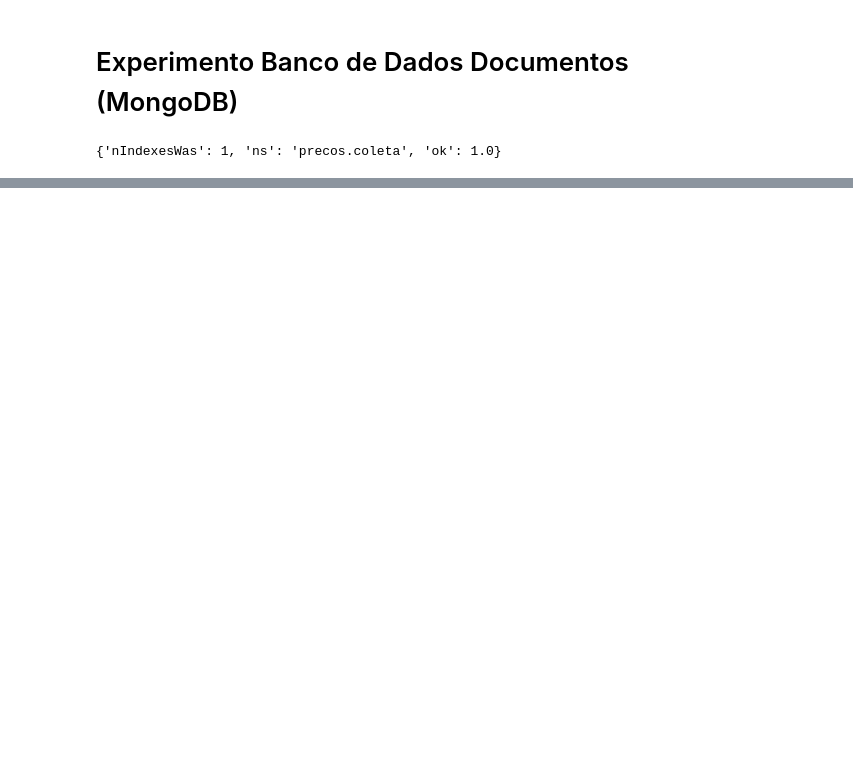
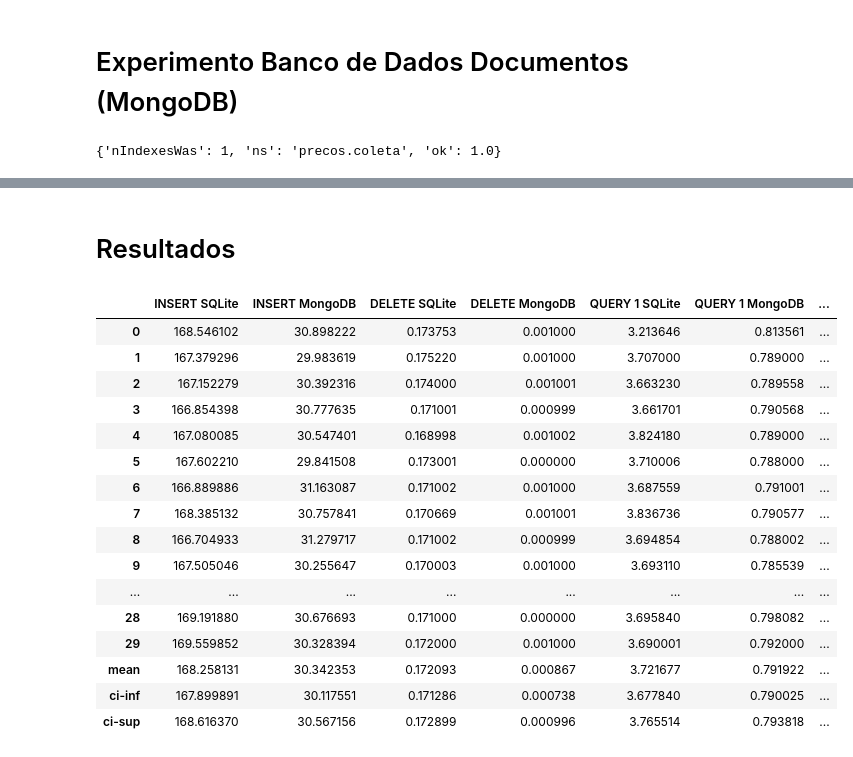
Before and after one commit to brunogresende/ppca-bdm, a Jupyter notebook: db-compare.ipynb, the cells around one changed output, grey strips where cells are left out. Drawn from its saved outputs; the diff is of its cells as text; code cells hidden in the pictures; blank space fills up the shorter version.

Commit message:
experimento vFinal

```diff
--- a/db-compare.ipynb
+++ b/db-compare.ipynb
@@ -129,0 +388,13 @@ Tempo de consulta: 1.95817 segundos
+# %%
+query3MongoDB = []
+for i in range(n):
+    tempo_ini = time.time()
+    result = db.coleta.aggregate([{'$group': {'_id':'$Regiao - Sigla','avg_val':{'$avg':'$Valor de Venda'}}},
+                                  {"$sort": {'avg_val': 1}}])
+    tempo_fim = time.time()
+    print(i)
+    print('### NoSQL - preço médio de venda ### ')
+    for r in result:
+        print(r)
+    print("Tempo de consulta: {:.5f} segundos".format((tempo_fim - tempo_ini)))
+    query3MongoDB.append(tempo_fim - tempo_ini)
@@ -129,0 +419,50 @@ Tempo de consulta: 1.95817 segundos
+# %% [markdown]
+# Resultados
+# %%
+experiment_results = pd.DataFrame()
+# %%
+experiment_results['INSERT SQLite'] = insertSQLite
+experiment_results['INSERT MongoDB'] = insertMongoDB
+experiment_results['DELETE SQLite'] = deleteSQLite
+experiment_results['DELETE MongoDB'] = deleteMongoDB
+experiment_results['QUERY 1 SQLite'] = query1SQLite
+experiment_results['QUERY 1 MongoDB'] = query1MongoDB
+experiment_results['QUERY 2 SQLite'] = query2SQLite
+experiment_results['QUERY 2 MongoDB'] = query2MongoDB
+experiment_results['QUERY 3 SQLite'] = query3SQLite
+experiment_results['QUERY 3 MongoDB'] = query3MongoDB
+# %%
+experiment_results.loc['mean', 'INSERT SQLite'], experiment_results.loc['ci-inf', 'INSERT SQLite'], experiment_results.loc['ci-sup', 'INSERT SQLite'] = mean_confidence_interval(insertSQLite)
+experiment_results.loc['mean', 'INSERT MongoDB'], experiment_results.loc['ci-inf', 'INSERT MongoDB'], experiment_results.loc['ci-sup', 'INSERT MongoDB'] = mean_confidence_interval(insertMongoDB)
+
+experiment_results.loc['mean', 'DELETE SQLite'], experiment_results.loc['ci-inf', 'DELETE SQLite'], experiment_results.loc['ci-sup', 'DELETE SQLite'] = mean_confidence_interval(deleteSQLite)
+experiment_results.loc['mean', 'DELETE MongoDB'], experiment_results.loc['ci-inf', 'DELETE MongoDB'], experiment_results.loc['ci-sup', 'DELETE MongoDB'] = mean_confidence_interval(deleteMongoDB)
+
+experiment_results.loc['mean', 'QUERY 1 SQLite'], experiment_results.loc['ci-inf', 'QUERY 1 SQLite'], experiment_results.loc['ci-sup', 'QUERY 1 SQLite'] = mean_confidence_interval(query1SQLite)
+experiment_results.loc['mean', 'QUERY 1 MongoDB'], experiment_results.loc['ci-inf', 'QUERY 1 MongoDB'], experiment_results.loc['ci-sup', 'QUERY 1 MongoDB'] = mean_confidence_interval(query1MongoDB)
+
+experiment_results.loc['mean', 'QUERY 2 SQLite'], experiment_results.loc['ci-inf', 'QUERY 2 SQLite'], experiment_results.loc['ci-sup', 'QUERY 2 SQLite'] = mean_confidence_interval(query2SQLite)
+experiment_results.loc['mean', 'QUERY 2 MongoDB'], experiment_results.loc['ci-inf', 'QUERY 2 MongoDB'], experiment_results.loc['ci-sup', 'QUERY 2 MongoDB'] = mean_confidence_interval(query2MongoDB)
+
+experiment_results.loc['mean', 'QUERY 3 SQLite'], experiment_results.loc['ci-inf', 'QUERY 3 SQLite'], experiment_results.loc['ci-sup', 'QUERY 3 SQLite'] = mean_confidence_interval(query3SQLite)
+experiment_results.loc['mean', 'QUERY 3 MongoDB'], experiment_results.loc['ci-inf', 'QUERY 3 MongoDB'], experiment_results.loc['ci-sup', 'QUERY 3 MongoDB'] = mean_confidence_interval(query3MongoDB)
+
+experiment_results
+# %% [output]
+|  | INSERT SQLite | INSERT MongoDB | DELETE SQLite | DELETE MongoDB | QUERY 1 SQLite | QUERY 1 MongoDB | ... |
+| 0 | 168.546102 | 30.898222 | 0.173753 | 0.001000 | 3.213646 | 0.813561 | ... |
+| 1 | 167.379296 | 29.983619 | 0.175220 | 0.001000 | 3.707000 | 0.789000 | ... |
+| 2 | 167.152279 | 30.392316 | 0.174000 | 0.001001 | 3.663230 | 0.789558 | ... |
+| 3 | 166.854398 | 30.777635 | 0.171001 | 0.000999 | 3.661701 | 0.790568 | ... |
+| 4 | 167.080085 | 30.547401 | 0.168998 | 0.001002 | 3.824180 | 0.789000 | ... |
+| 5 | 167.602210 | 29.841508 | 0.173001 | 0.000000 | 3.710006 | 0.788000 | ... |
+| 6 | 166.889886 | 31.163087 | 0.171002 | 0.001000 | 3.687559 | 0.791001 | ... |
+| 7 | 168.385132 | 30.757841 | 0.170669 | 0.001001 | 3.836736 | 0.790577 | ... |
+| 8 | 166.704933 | 31.279717 | 0.171002 | 0.000999 | 3.694854 | 0.788002 | ... |
+| 9 | 167.505046 | 30.255647 | 0.170003 | 0.001000 | 3.693110 | 0.785539 | ... |
+| ... | ... | ... | ... | ... | ... | ... | ... |
+| 28 | 169.191880 | 30.676693 | 0.171000 | 0.000000 | 3.695840 | 0.798082 | ... |
+| 29 | 169.559852 | 30.328394 | 0.172000 | 0.001000 | 3.690001 | 0.792000 | ... |
+| mean | 168.258131 | 30.342353 | 0.172093 | 0.000867 | 3.721677 | 0.791922 | ... |
+| ci-inf | 167.899891 | 30.117551 | 0.171286 | 0.000738 | 3.677840 | 0.790025 | ... |
+| ci-sup | 168.616370 | 30.567156 | 0.172899 | 0.000996 | 3.765514 | 0.793818 | ... |
```
Also changed, not shown: parts of 18 cells of this notebook.
